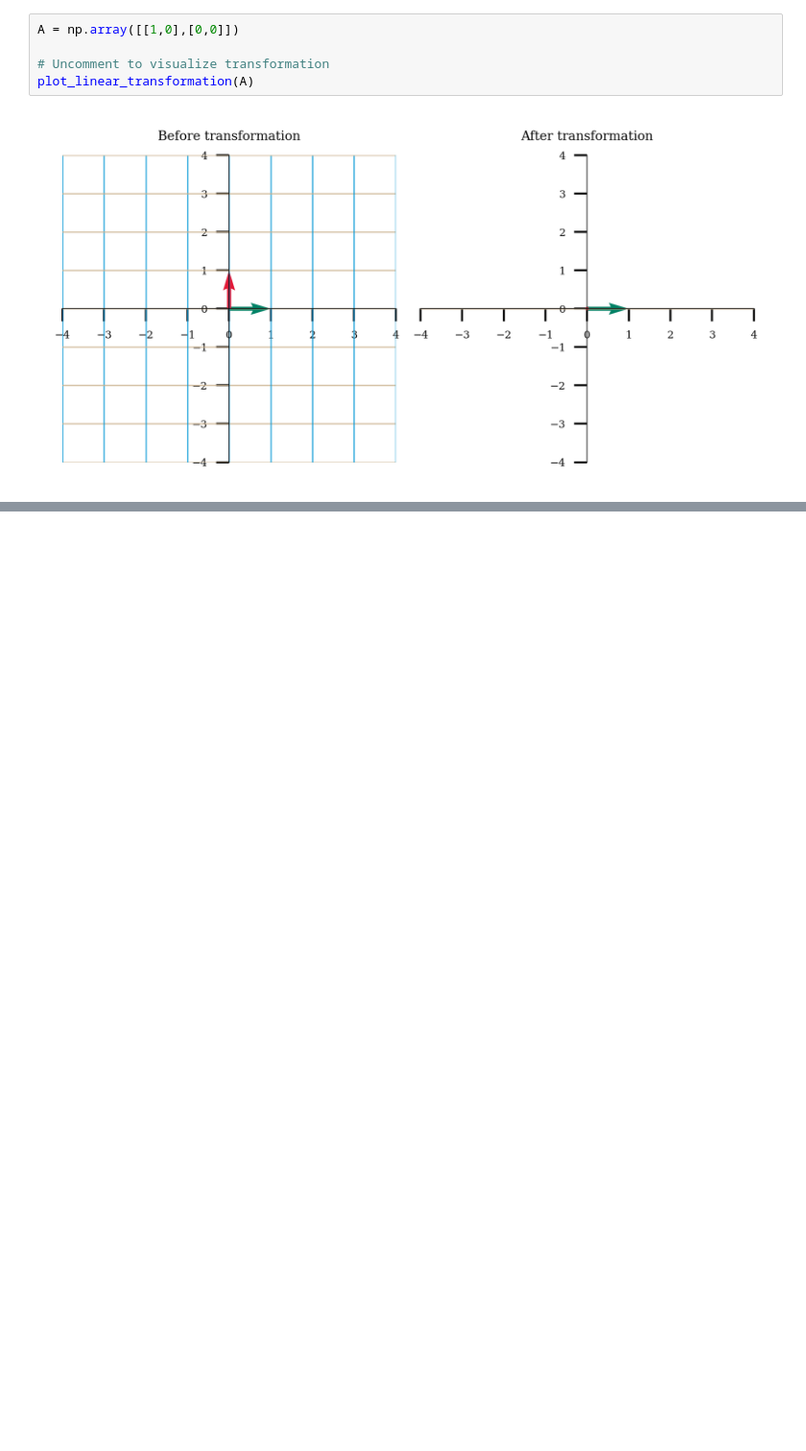
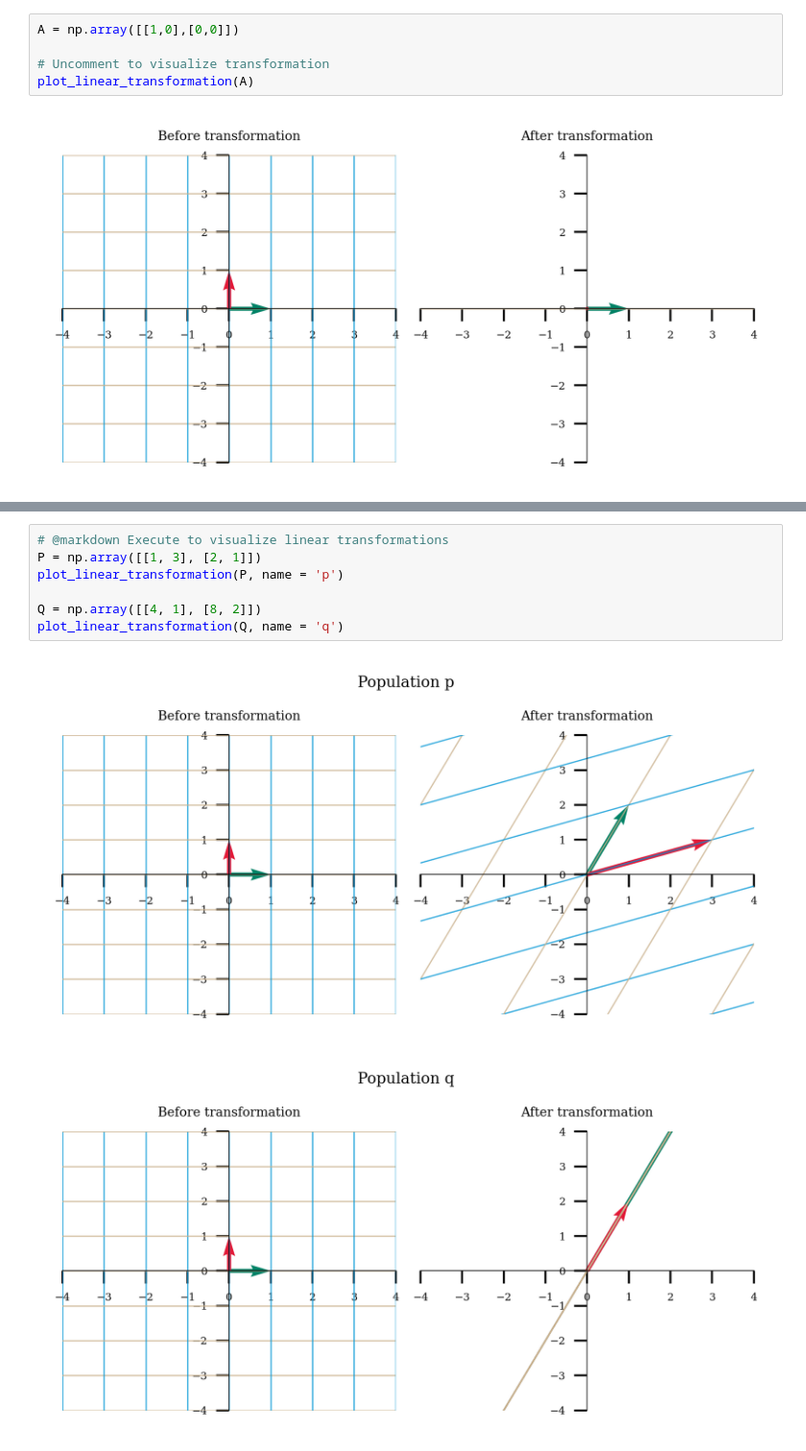
Before and after one commit to ivonnerubio/Neuromatch-Academy-Computational-Neuroscience, a Jupyter notebook: Linear Algebra/Matrices.ipynb, the cells around one changed output, grey strips where cells are left out. Shown at 96% size. Drawn from its saved outputs; the diff is of its cells as text; blank space fills up the shorter version.

```diff
--- a/Linear Algebra/Matrices.ipynb
+++ b/Linear Algebra/Matrices.ipynb
@@ -339,0 +376,10 @@ plot_linear_transformation(A)
+# %%
+# @markdown Execute to visualize linear transformations
+P = np.array([[1, 3], [2, 1]])
+plot_linear_transformation(P, name = 'p')
+
+Q = np.array([[4, 1], [8, 2]])
+plot_linear_transformation(Q, name = 'q')
+# %% [output]
+[figure, added]
+[figure, added]
```
Also changed, not shown: parts of 2 cells of this notebook.
